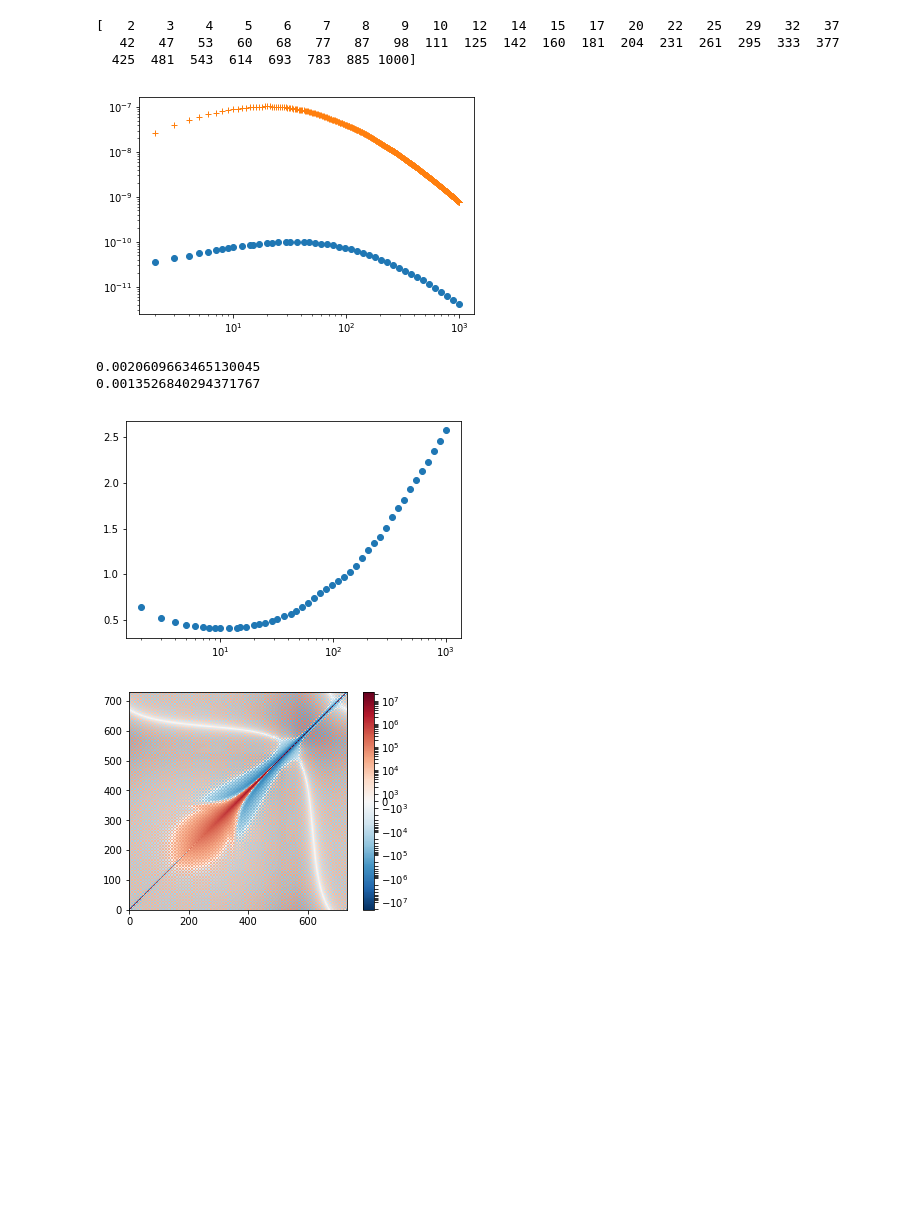
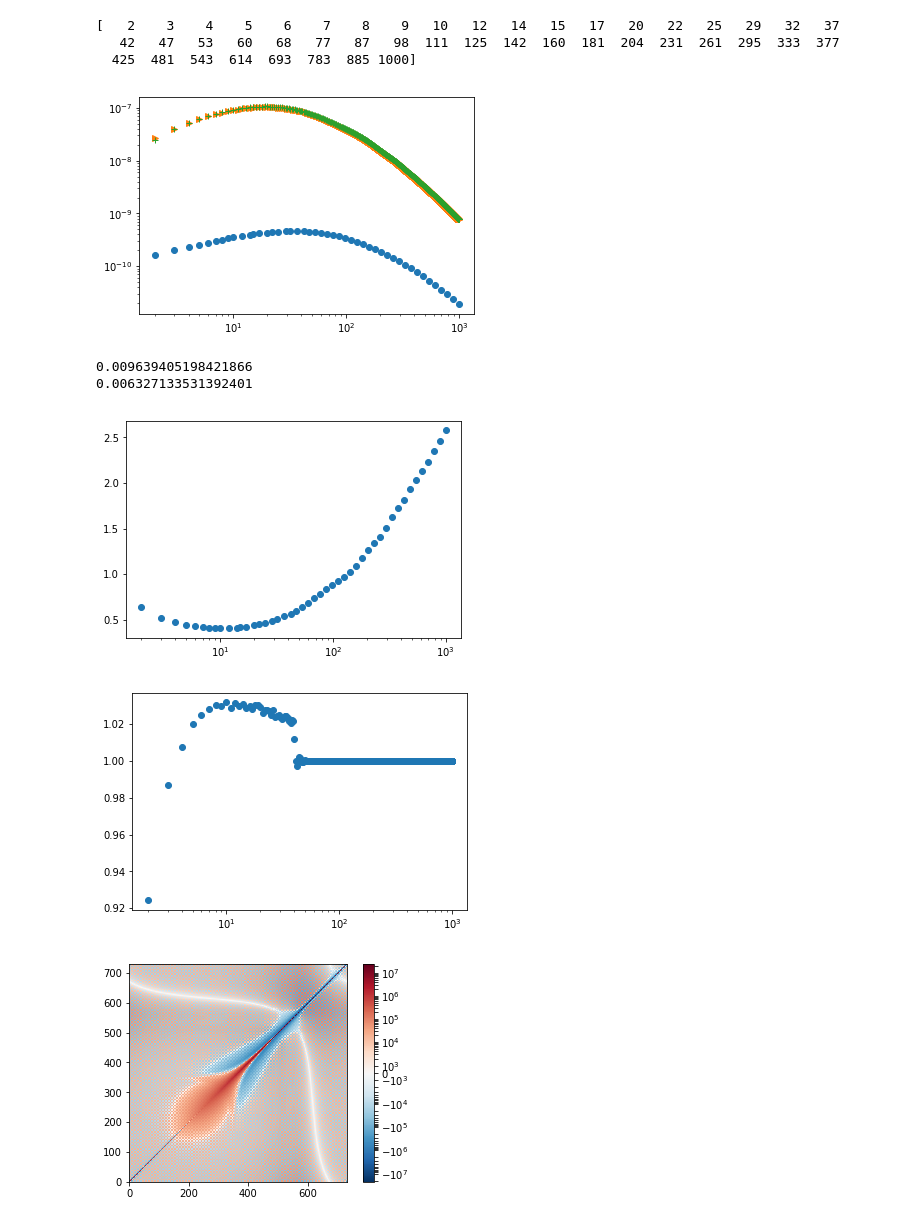
Before and after one commit to VMBoehm/BispectrumBias, a Jupyter notebook: Limber.ipynb, the cells around one changed output. Cells and saved outputs as stored; diff of their text form; code cells hidden in the pictures; blank space fills up the shorter version.

```diff
--- a/Limber.ipynb
+++ b/Limber.ipynb
@@ -138,7 +138,7 @@ H_0 = h*100
 Omega_m0 = omega_m/h**2
 print(np.round(Omega_m0,decimals=3))
 
-lens_prefac = 1.5*H_0**2.*Omega_m0/(const.LIGHT_SPEED**2)
+lens_prefac = 1.5*H_0**2.*Omega_m0/(const.LIGHT_SPEED**2)/h**2
 
 def CMB_lens(chicmb):
     def kernel(x,z,chimax=None):
@@ -214,29 +217,43 @@ clkk = cllen/(ll*(ll+1.))*ll**4*2.*np.pi/4.
 index = np.where(ll<=1000)
 ll = ll[index]
 clkk = clkk[index]
+
+data=np.loadtxt(path+'class_baseline7_clkknolimb_cl.dat')
+ll = data[:,0]
+cllen = data[:,1]
+clkknL = cllen/(ll*(ll+1.))*ll**4*2.*np.pi/4.
+index = np.where(ll<=1000)
+ll = ll[index]
+clkknL = clkknL[index]
 # ll = cllen['ell'][ell]
 # clkk = cllen['pp'][ell]*(ll*(ll+1))**2/4.
 # %%
 #plt.semilogx(Cl0)
 
 plt.loglog(ell,Cl,ls='',marker='o')
 #plt.semilogx(ell,Cl0,ls='',marker='o')
-plt.semilogx(ll,clkk,ls='', marker ='+')
+plt.semilogx(ll,clkk,ls='', marker ='>')
+plt.semilogx(ll,clkknL,ls='', marker ='+')
 #print(Cl1/clkk)
 plt.show()
 
 print(np.mean(Cl/clkk[ell-2]))
 print(np.std(Cl/clkk[ell-2]))
 # print(1/1089)
 fac=np.mean(Cl/clkk[ell-2])
 plt.figure()
 plt.semilogx(ell,Cl/clkk[ell-2]/fac,ls='',marker='o')
 plt.show()
+
+plt.figure()
+plt.semilogx(ll,clkknL/clkk,ls='',marker='o')
+plt.show()
 # %% [output]
-[figure, old version]
+[figure, new version]
-0.0020609663465130045
-0.0013526840294371767
+0.009639405198421866
+0.006327133531392401
 [figure]
+[figure, added]
 # %%
 r, H = k2rr(k, P, 0)
 H *= rescale_rr(r, 1.5)
```
Also changed, not shown: parts of 1 cell of this notebook, 10 other files.
